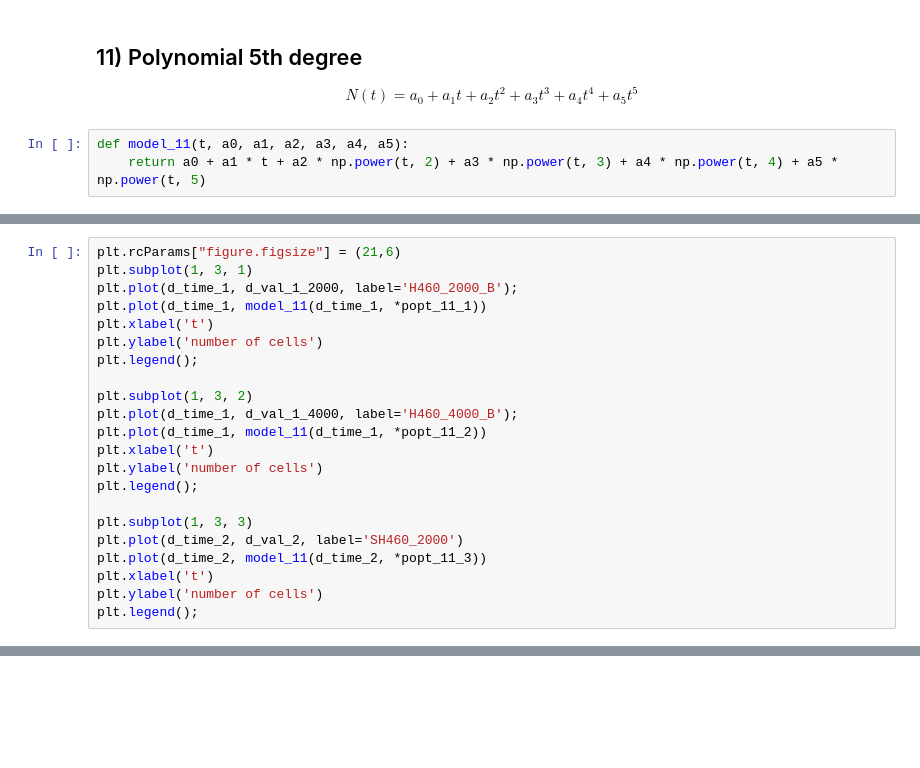
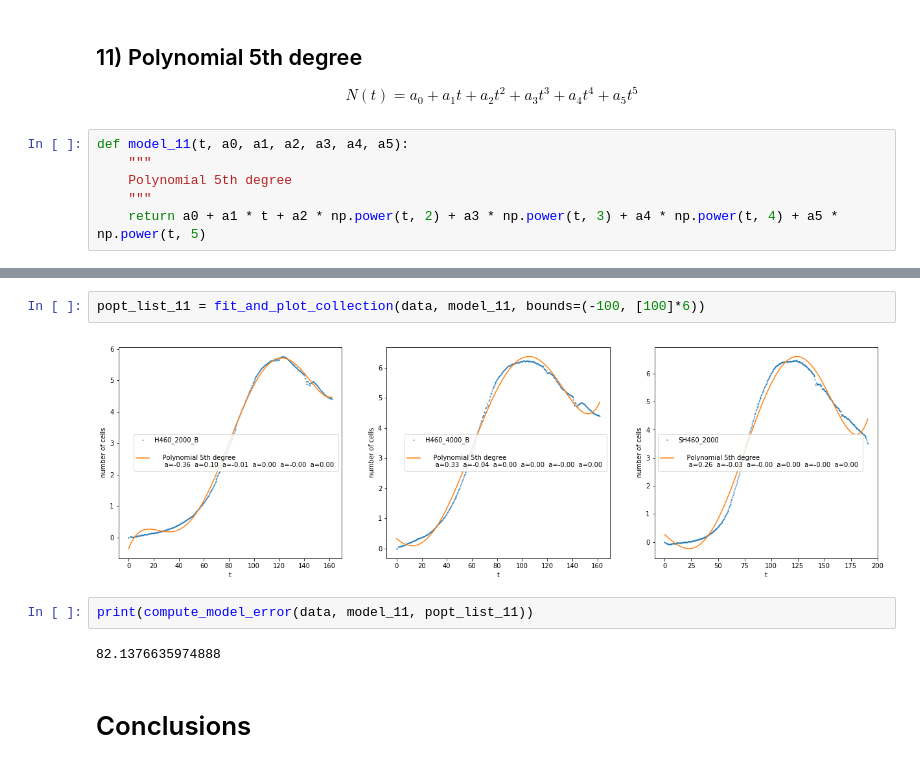
Before and after one commit to CalmScout/mathematical_oncology_course, a Jupyter notebook: practica_01/practica_01.ipynb, the cells around one changed output, grey strips where cells are left out. Cells and saved outputs as stored; diff of their text form; blank space fills up the shorter version.

```diff
--- a/practica_01/practica_01.ipynb
+++ b/practica_01/practica_01.ipynb
@@ -567,4 +512,7 @@ print(error_10)
 $$N(t) = a_0 + a_1 t + a_2 t^2 + a_3 t^3 + a_4 t^4 + a_5 t^5$$
 # %%
 def model_11(t, a0, a1, a2, a3, a4, a5):
+    """
+    Polynomial 5th degree
+    """
     return a0 + a1 * t + a2 * np.power(t, 2) + a3 * np.power(t, 3) + a4 * np.power(t, 4) + a5 * np.power(t, 5)
@@ -575,22 +518,0 @@ popt_11_3, pcov_11_3 = curve_fit(model_11, d_time_2, d_val_2)
-# %%
-plt.rcParams["figure.figsize"] = (21,6)
-plt.subplot(1, 3, 1)
-plt.plot(d_time_1, d_val_1_2000, label='H460_2000_B');
-plt.plot(d_time_1, model_11(d_time_1, *popt_11_1))
-plt.xlabel('t')
-plt.ylabel('number of cells')
-plt.legend();
-
-plt.subplot(1, 3, 2)
-plt.plot(d_time_1, d_val_1_4000, label='H460_4000_B');
-plt.plot(d_time_1, model_11(d_time_1, *popt_11_2))
-plt.xlabel('t')
-plt.ylabel('number of cells')
-plt.legend();
-
-plt.subplot(1, 3, 3)
-plt.plot(d_time_2, d_val_2, label='SH460_2000')
-plt.plot(d_time_2, model_11(d_time_2, *popt_11_3))
-plt.xlabel('t')
-plt.ylabel('number of cells')
-plt.legend();
@@ -606,0 +519,10 @@ print(error_11)
+# %%
+popt_list_11 = fit_and_plot_collection(data, model_11, bounds=(-100, [100]*6))
+# %% [output]
+[figure, added]
+# %%
+print(compute_model_error(data, model_11, popt_list_11))
+# %% [output]
+82.1376635974888
+# %% [markdown]
+# Conclusions
```
Also changed, not shown: parts of 38 cells of this notebook, 2 other files.
